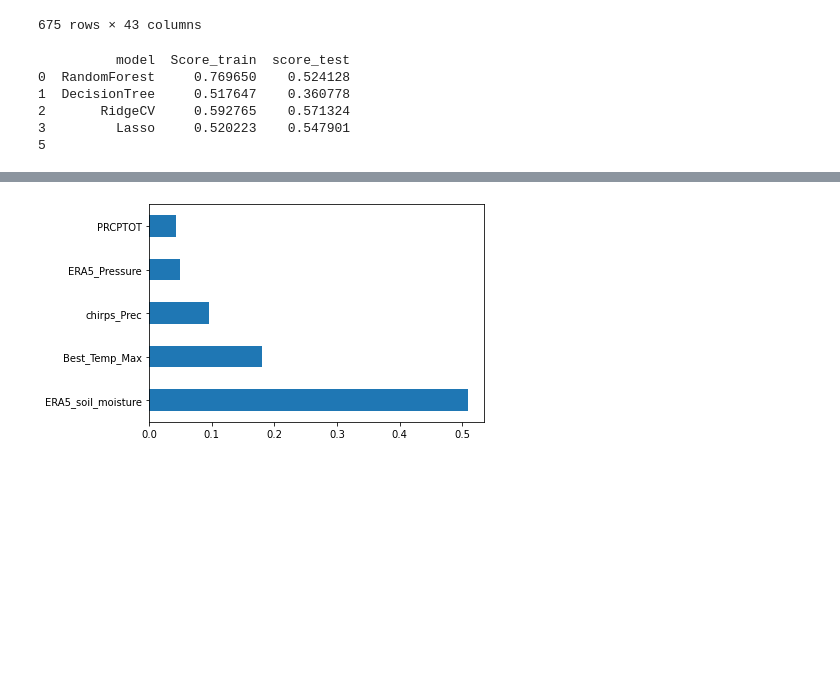
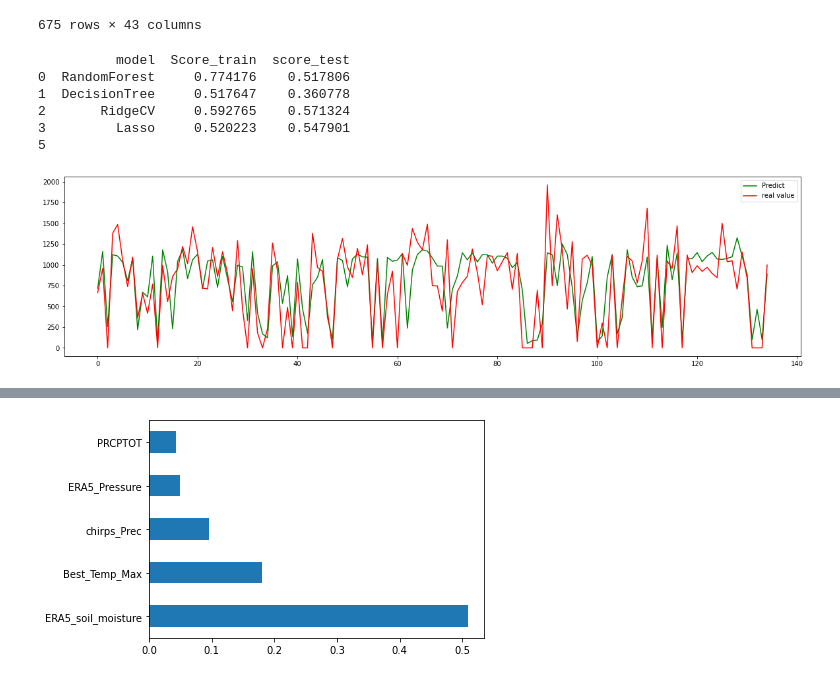
Before and after one commit to wamanagba/Crop_yield, a Jupyter notebook: python/dern/Sorgho_national_02.ipynb, the cells around one changed output, grey strips where cells are left out. Saved outputs shown, nothing was run; the diff lists cells and outputs as text; code cells hidden in the pictures; blank space fills up the shorter version.

```diff
--- a/python/dern/Sorgho_national_02.ipynb
+++ b/python/dern/Sorgho_national_02.ipynb
@@ -168,6 +170,14 @@ class model:
         plt.show()
 
 
+    def plotcv(self):
+        plt.figure(figsize= (20,5))
+        plt.plot(self.model1.predict(self.X_test),'g', label='Predict')
+        y_test=np.array(self.y_test)
+        plt.plot(y_test,'r', label='real value')
+        plt.legend()
+        plt.show()
+
     def get_RF(self):
         feat_importances = pd.Series(abs(self.model3.feature_importances_), index=self.X_train.columns)
         feat_importances.nlargest(5).plot(kind='barh')
@@ -196,8 +206,12 @@ print(m1.prediction())
 print(len(ind))
 # %% [output]
           model  Score_train  score_test
-0  RandomForest     0.769650    0.524128
+0  RandomForest     0.774176    0.517806
 1  DecisionTree     0.517647    0.360778
 2       RidgeCV     0.592765    0.571324
 3         Lasso     0.520223    0.547901
 5
+# %%
+m1.plot()
+# %% [output]
+[figure, added]
```
Also changed, not shown: parts of 2 cells of this notebook, 14 other files.
